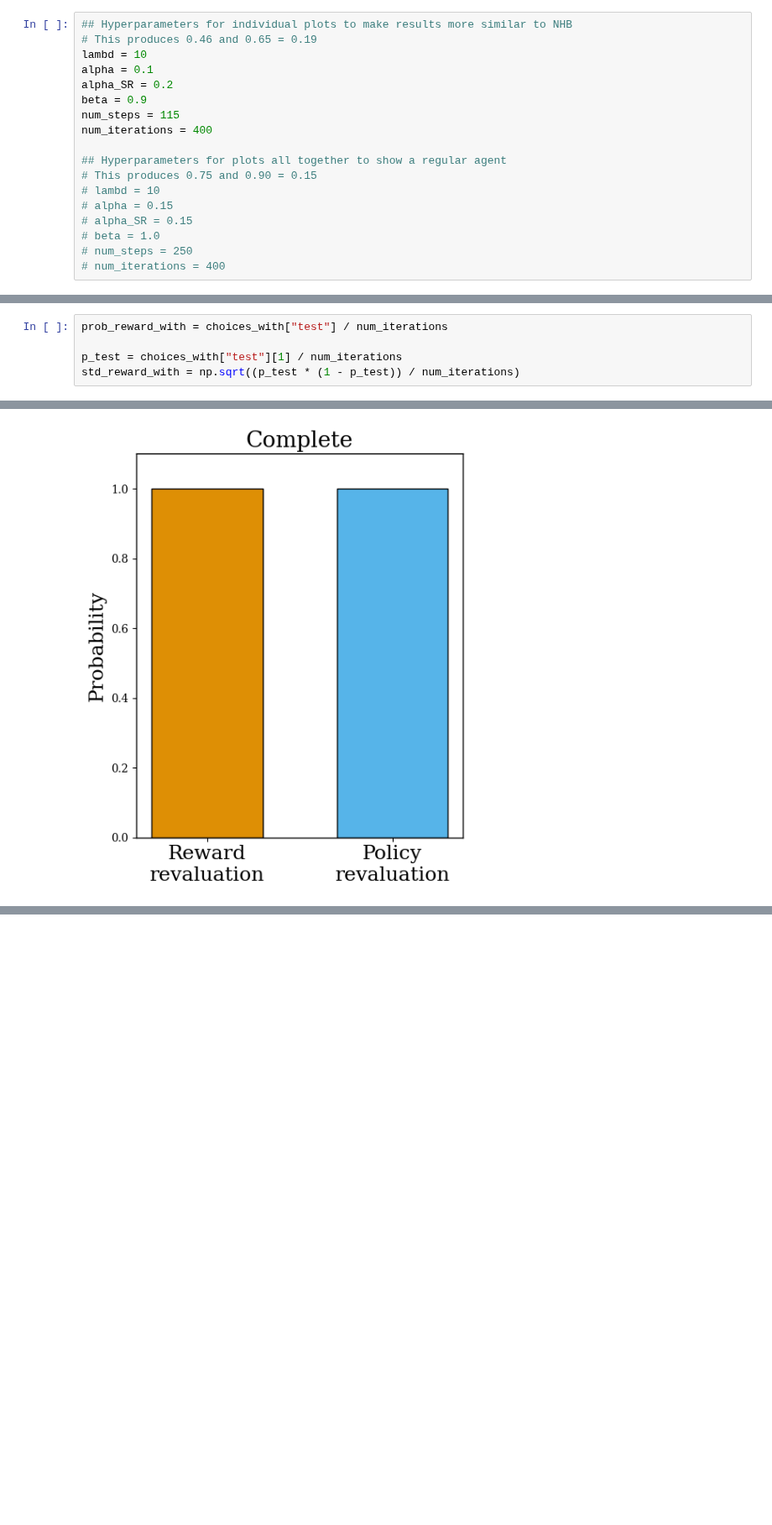
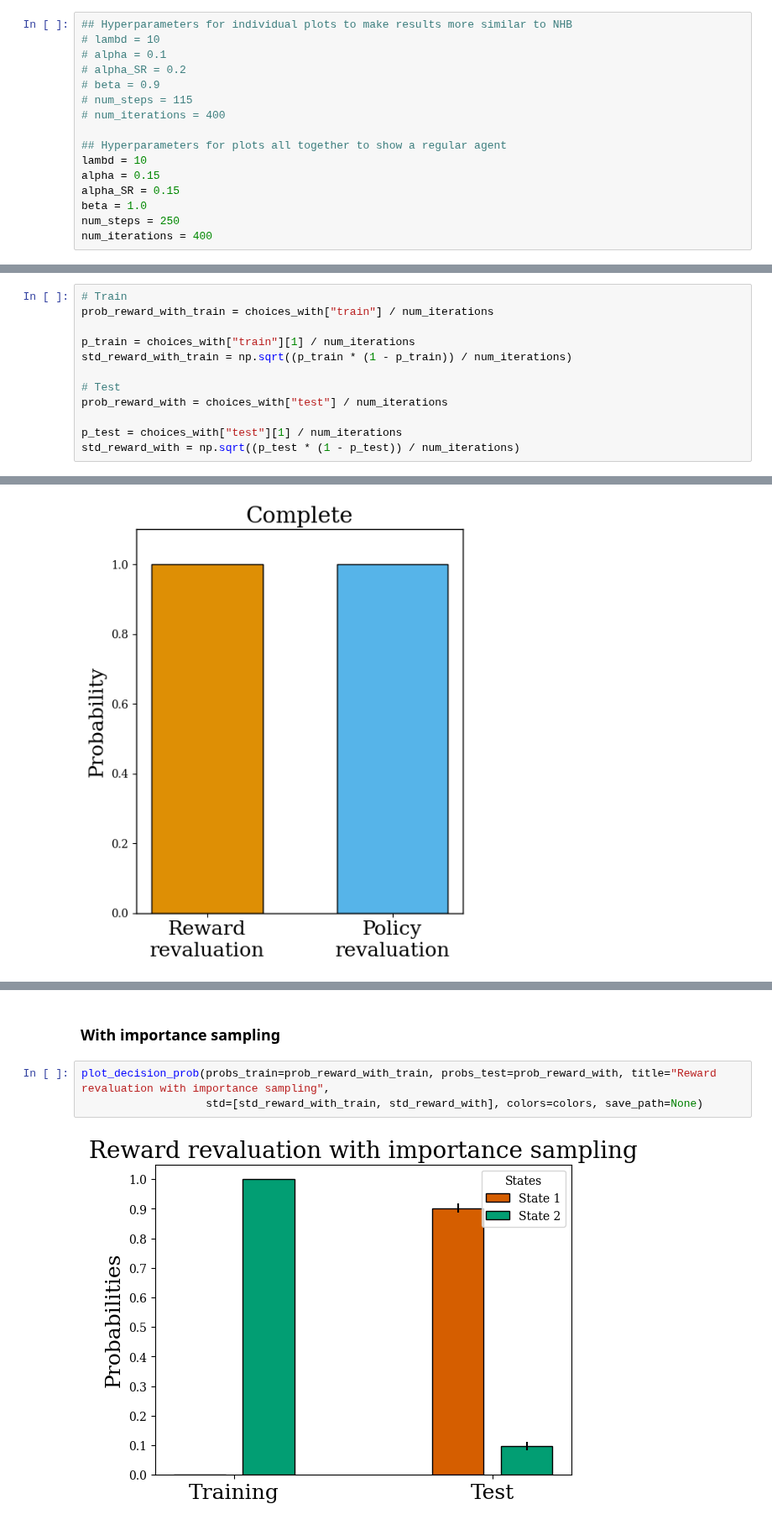
Before and after one commit to ArminBaz/SR-IS, a Jupyter notebook: src/reval_nhb.ipynb, the cells around one changed output, grey strips where cells are left out. Shown at 84% size. Cells and saved outputs as stored; diff of their text form; blank space fills up the shorter version.

Commit message:
updated revaluation nhb experiments to include supp figures

```diff
--- a/src/reval_nhb.ipynb
+++ b/src/reval_nhb.ipynb
@@ -26,22 +26,20 @@ prob_locs = [1, 2]
 colors = [3, 2]
 # %%
 ## Hyperparameters for individual plots to make results more similar to NHB
-# This produces 0.46 and 0.65 = 0.19
-lambd = 10
-alpha = 0.1
-alpha_SR = 0.2
-beta = 0.9
-num_steps = 115
-num_iterations = 400
+# lambd = 10
+# alpha = 0.1
+# alpha_SR = 0.2
+# beta = 0.9
+# num_steps = 115
+# num_iterations = 400
 
 ## Hyperparameters for plots all together to show a regular agent
-# This produces 0.75 and 0.90 = 0.15
-# lambd = 10
-# alpha = 0.15
-# alpha_SR = 0.15
-# beta = 1.0
-# num_steps = 250
-# num_iterations = 400
+lambd = 10
+alpha = 0.15
+alpha_SR = 0.15
+beta = 1.0
+num_steps = 250
+num_iterations = 400
 # %% [markdown]
 # Policy Revaluation
 # %% [markdown]
@@ -258,6 +270,13 @@ std_reward_sr = np.sqrt((p_sr * (1 - p_sr)) / num_iterations)
 # %% [markdown]
 ### With Importance Sampling
 # %%
+# Train
+prob_reward_with_train = choices_with["train"] / num_iterations
+
+p_train = choices_with["train"][1] / num_iterations
+std_reward_with_train = np.sqrt((p_train * (1 - p_train)) / num_iterations)
+
+# Test
 prob_reward_with = choices_with["test"] / num_iterations
 
 p_test = choices_with["test"][1] / num_iterations
@@ -448,0 +495,7 @@ create_bar_plot(means, colors, ylabel, xlabels, std=stds, save_path=save_path, t
+# %% [markdown]
+### With importance sampling
+# %%
+plot_decision_prob(probs_train=prob_reward_with_train, probs_test=prob_reward_with, title="Reward revaluation with importance sampling",
+                   std=[std_reward_with_train, std_reward_with], colors=colors, save_path=None)
+# %% [output]
+[figure, added]
```
Also changed, not shown: parts of 24 cells of this notebook.
